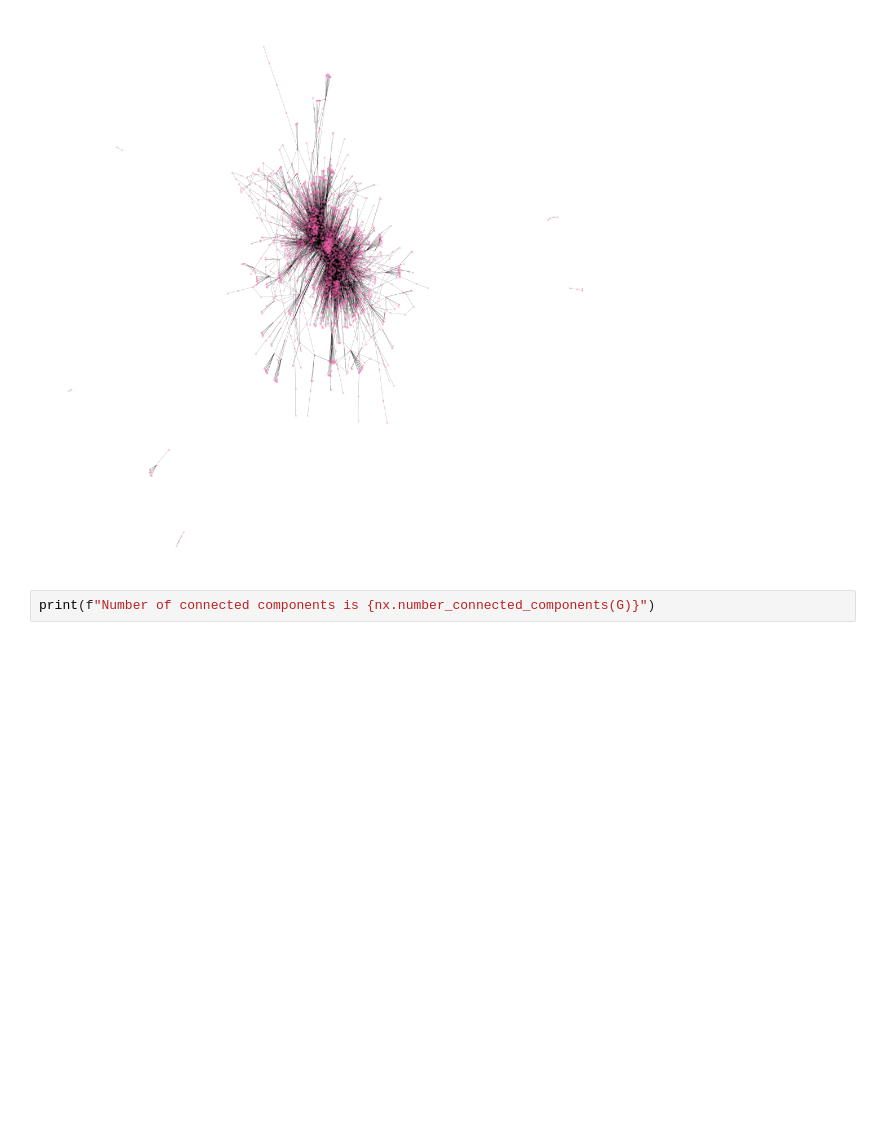
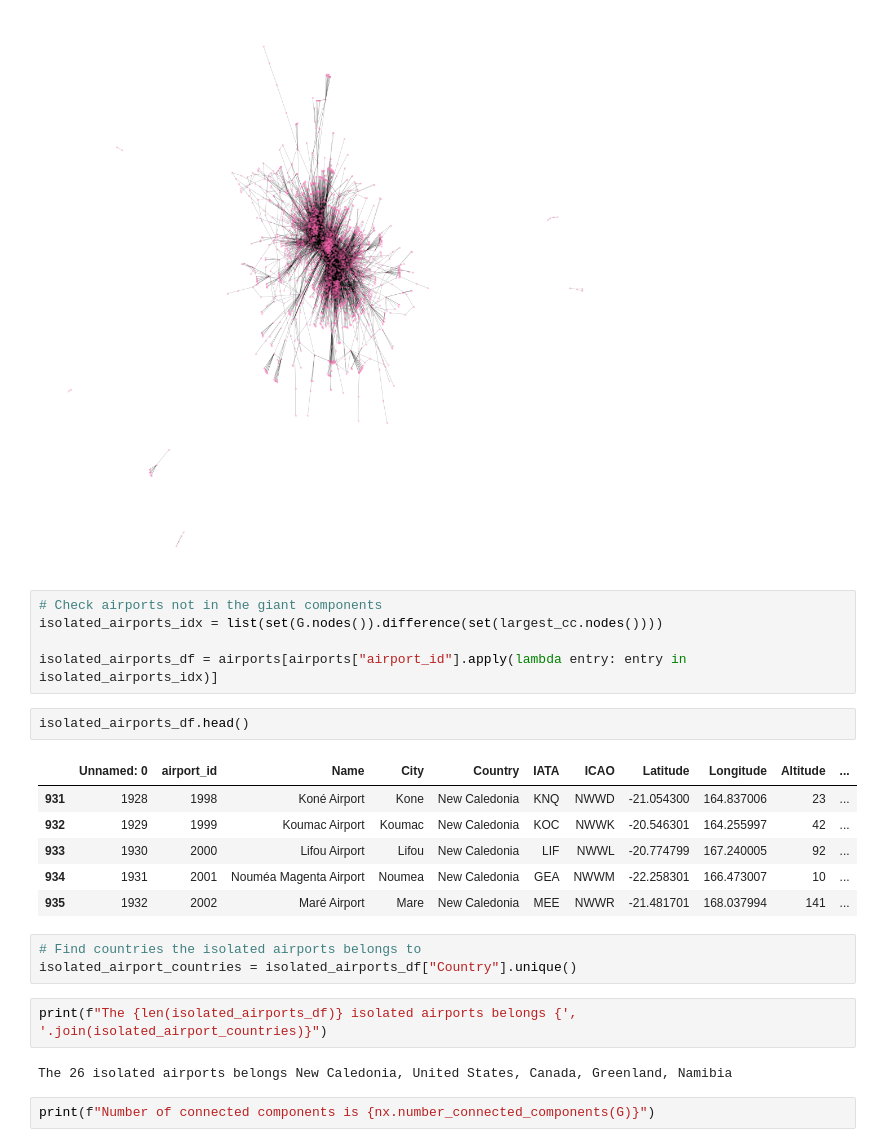
Before and after one commit to lchenbb/NTDS2019_Project, a Jupyter notebook: explore_data.ipynb, the cells around one changed output. Cells and saved outputs as stored; diff of their text form; blank space fills up the shorter version.

```diff
--- a/explore_data.ipynb
+++ b/explore_data.ipynb
@@ -113,6 +114,27 @@ nx.draw_networkx(G, ax = ax, node_size = 10,
 ax.set_axis_off()
 # %% [output]
 [figure]
+# %%
+# Check airports not in the giant components
+isolated_airports_idx = list(set(G.nodes()).difference(set(largest_cc.nodes())))
+
+isolated_airports_df = airports[airports["airport_id"].apply(lambda entry: entry in isolated_airports_idx)]
+# %%
+isolated_airports_df.head()
+# %% [output]
+|  | Unnamed: 0 | airport_id | Name | City | Country | IATA | ICAO | Latitude | Longitude | Altitude | ... |
+| 931 | 1928 | 1998 | Koné Airport | Kone | New Caledonia | KNQ | NWWD | -21.054300 | 164.837006 | 23 | ... |
+| 932 | 1929 | 1999 | Koumac Airport | Koumac | New Caledonia | KOC | NWWK | -20.546301 | 164.255997 | 42 | ... |
+| 933 | 1930 | 2000 | Lifou Airport | Lifou | New Caledonia | LIF | NWWL | -20.774799 | 167.240005 | 92 | ... |
+| 934 | 1931 | 2001 | Nouméa Magenta Airport | Noumea | New Caledonia | GEA | NWWM | -22.258301 | 166.473007 | 10 | ... |
+| 935 | 1932 | 2002 | Maré Airport | Mare | New Caledonia | MEE | NWWR | -21.481701 | 168.037994 | 141 | ... |
+# %%
+# Find countries the isolated airports belongs to
+isolated_airport_countries = isolated_airports_df["Country"].unique()
+# %%
+print(f"The {len(isolated_airports_df)} isolated airports belongs {', '.join(isolated_airport_countries)}")
+# %% [output]
+The 26 isolated airports belongs New Caledonia, United States, Canada, Greenland, Namibia
 # %%
 print(f"Number of connected components is {nx.number_connected_components(G)}")
 # %% [output]
```
Also changed, not shown: parts of 1 cell of this notebook.
